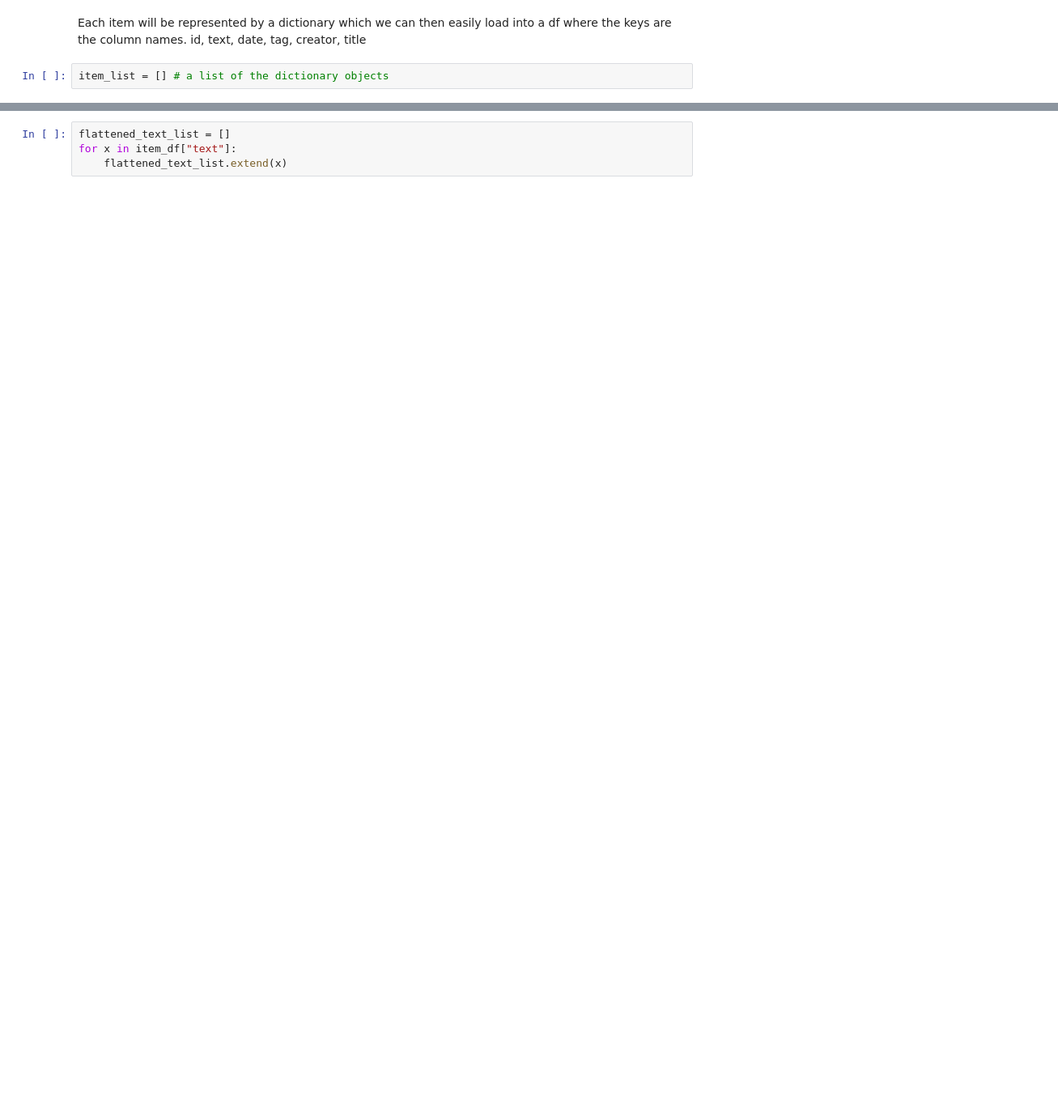
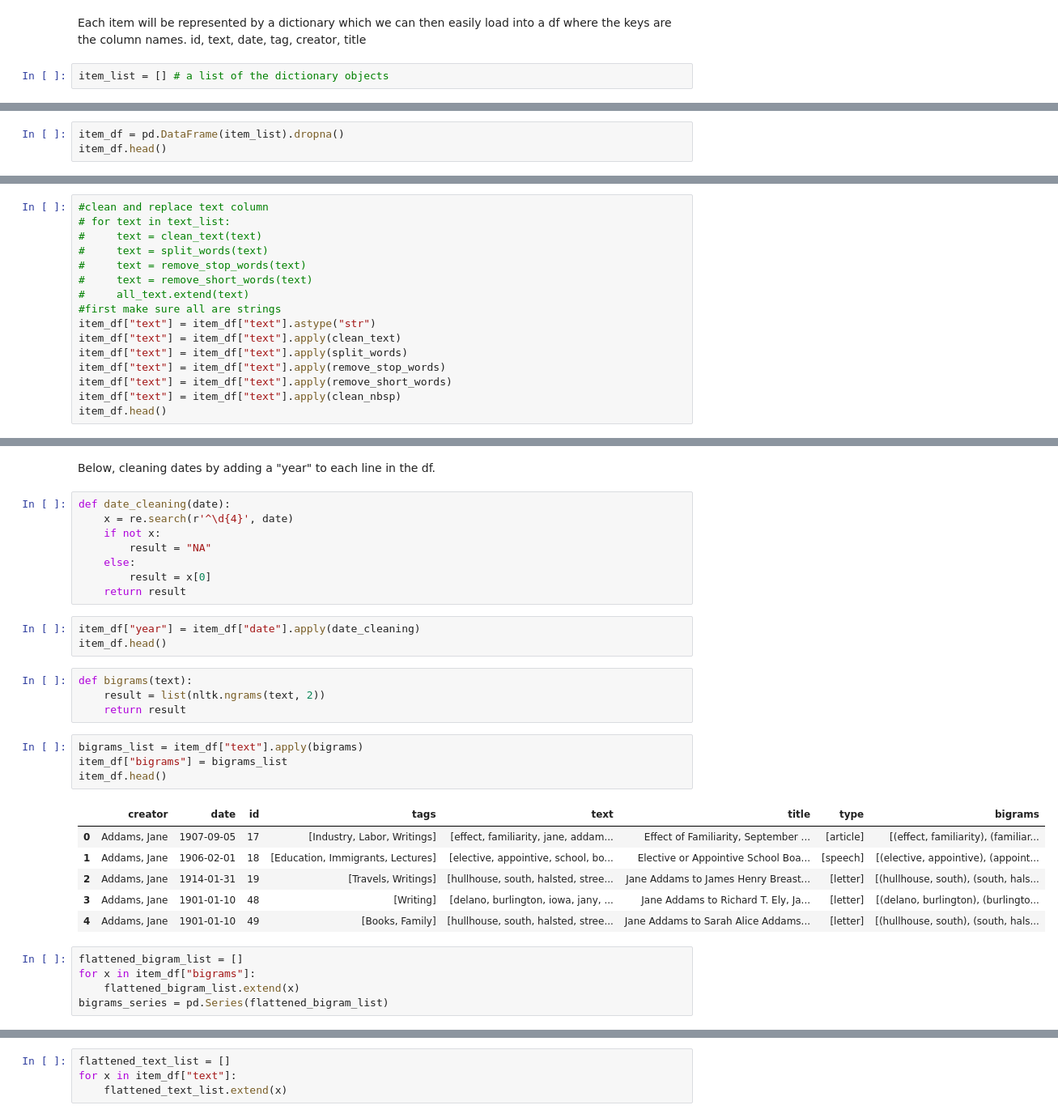
Before and after one commit to catieo/JaneAddamsDigitalEdition, a Jupyter notebook: NaturalLanguageProcessing.ipynb, the cells around one changed output, grey strips where cells are left out. Shown at 81% size. Drawn from its saved outputs; the diff is of its cells as text; blank space fills up the shorter version.

```diff
--- a/NaturalLanguageProcessing.ipynb
+++ b/NaturalLanguageProcessing.ipynb
@@ -184,0 +47,3 @@ item_df.head()
+# %%
+item_df = pd.DataFrame(item_list).dropna()
+item_df.head()
@@ -184,0 +127,16 @@ item_df.head()
+# %%
+#clean and replace text column
+# for text in text_list:
+#     text = clean_text(text)
+#     text = split_words(text)
+#     text = remove_stop_words(text)
+#     text = remove_short_words(text)
+#     all_text.extend(text)
+#first make sure all are strings
+item_df["text"] = item_df["text"].astype("str")
+item_df["text"] = item_df["text"].apply(clean_text)
+item_df["text"] = item_df["text"].apply(split_words)
+item_df["text"] = item_df["text"].apply(remove_stop_words)
+item_df["text"] = item_df["text"].apply(remove_short_words)
+item_df["text"] = item_df["text"].apply(clean_nbsp)
+item_df.head()
@@ -184,0 +150,33 @@ item_df.head()
+# %% [markdown]
+Below, cleaning dates by adding a "year" to each line in the df.
+# %%
+def date_cleaning(date):
+    x = re.search(r'^\d{4}', date)
+    if not x:
+        result = "NA"
+    else:
+        result = x[0]
+    return result
+# %%
+item_df["year"] = item_df["date"].apply(date_cleaning)
+item_df.head()
+# %%
+def bigrams(text):
+    result = list(nltk.ngrams(text, 2))
+    return result
+# %%
+bigrams_list = item_df["text"].apply(bigrams)
+item_df["bigrams"] = bigrams_list
+item_df.head()
+# %% [output]
+|  | creator | date | id | tags | text | title | type | bigrams |
+| 0 | Addams, Jane | 1907-09-05 | 17 | [Industry, Labor, Writings] | [effect, familiarity, jane, addam... | Effect of Familiarity, September ... | [article] | [(effect, familiarity), (familiar... |
+| 1 | Addams, Jane | 1906-02-01 | 18 | [Education, Immigrants, Lectures] | [elective, appointive, school, bo... | Elective or Appointive School Boa... | [speech] | [(elective, appointive), (appoint... |
+| 2 | Addams, Jane | 1914-01-31 | 19 | [Travels, Writings] | [hullhouse, south, halsted, stree... | Jane Addams to James Henry Breast... | [letter] | [(hullhouse, south), (south, hals... |
+| 3 | Addams, Jane | 1901-01-10 | 48 | [Writing] | [delano, burlington, iowa, jany, ... | Jane Addams to Richard T. Ely, Ja... | [letter] | [(delano, burlington), (burlingto... |
+| 4 | Addams, Jane | 1901-01-10 | 49 | [Books, Family] | [hullhouse, south, halsted, stree... | Jane Addams to Sarah Alice Addams... | [letter] | [(hullhouse, south), (south, hals... |
+# %%
+flattened_bigram_list = []
+for x in item_df["bigrams"]:
+    flattened_bigram_list.extend(x)
+bigrams_series = pd.Series(flattened_bigram_list)
```
Also changed, not shown: parts of 93 cells of this notebook.
